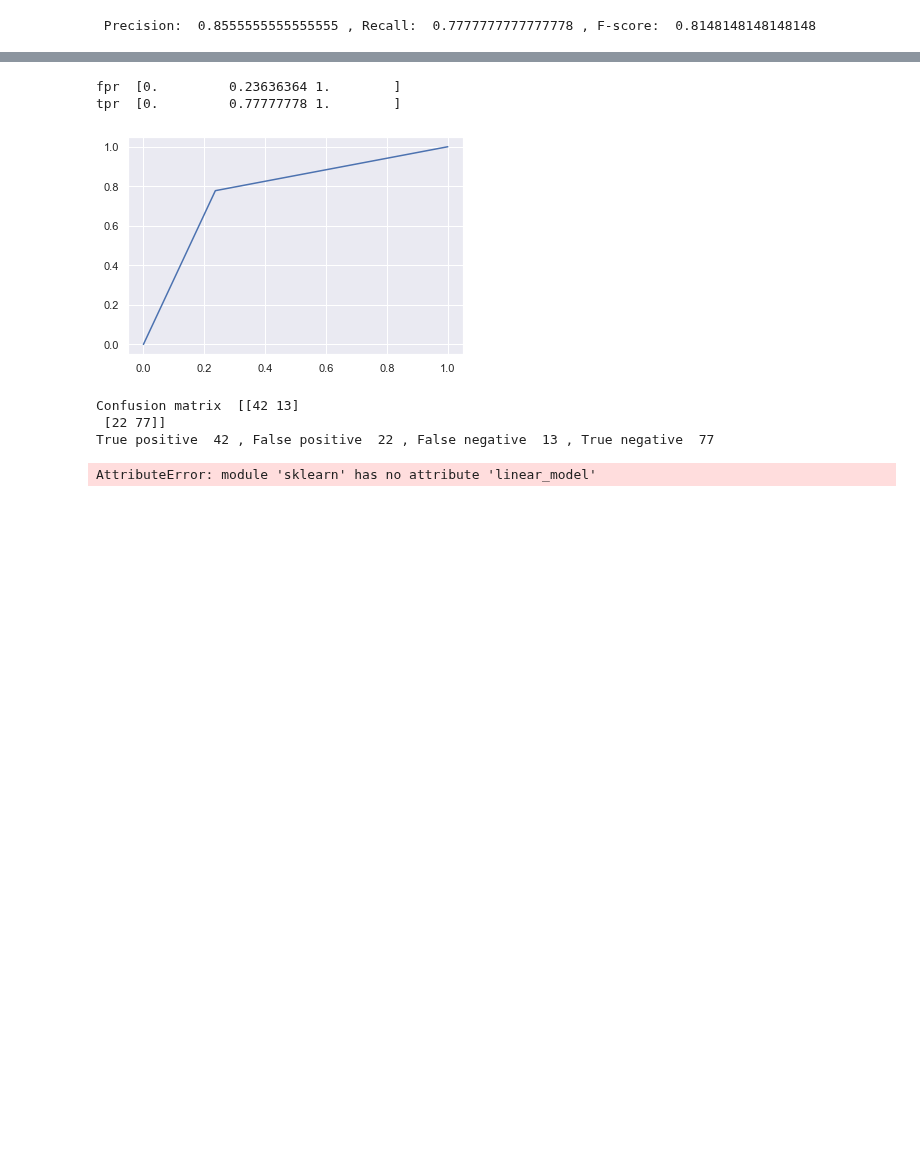
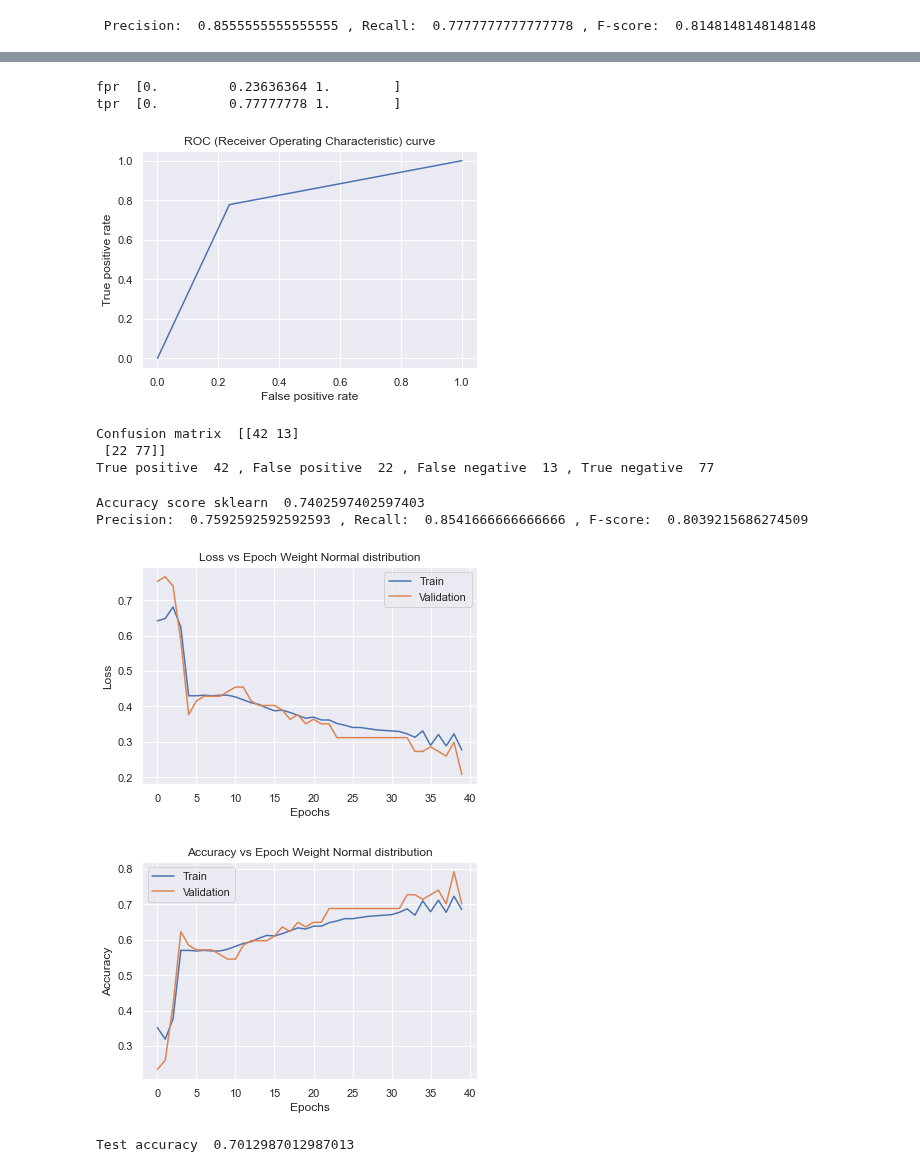
Before and after one commit to poo5zan/deep_learning_fundamentals, a Jupyter notebook: assignment_1/assignment_1.ipynb, the cells around one changed output, grey strips where cells are left out. Cells and saved outputs as stored; diff of their text form; code cells hidden in the pictures; blank space fills up the shorter version.

```diff
--- a/assignment_1/assignment_1.ipynb
+++ b/assignment_1/assignment_1.ipynb
@@ -565,11 +519,14 @@ fpr, tpr, thresholds = roc_curve(y_test, y_test_pred)
 print('fpr ', fpr)
 print('tpr ', tpr)
 plt.plot(fpr, tpr)
+plt.xlabel('False positive rate')
+plt.ylabel('True positive rate')
+plt.title('ROC (Receiver Operating Characteristic) curve')
 plt.show()
 # %% [output]
 fpr  [0.         0.23636364 1.        ]
 tpr  [0.         0.77777778 1.        ]
-[figure, old version]
+[figure, new version]
 # %%
 # confusion matrix
 from sklearn.metrics import confusion_matrix
@@ -590,7 +547,9 @@ Confusion matrix  [[42 13]
 True positive  42 , False positive  22 , False negative  13 , True negative  77
 # %%
 # compare with Perceptron implementation from scikit learn
-import sklearn as sk
+# import sklearn as sk
+
+from sklearn.linear_model import Perceptron
 
 filename = "diabetes_scale.txt"
 X_sk, y_sk = load_svmlight_file(filename)
@@ -601,7 +560,7 @@ X_train_sk, X_test_sk, y_train_sk, y_test_sk = train_test_split(X_sk, y_sk,
             random_state=1,
             shuffle=True)
 
-sklearn_perceptron = sk.linear_model.Perceptron()
+sklearn_perceptron = Perceptron()
 sklearn_perceptron.fit(X_train_sk, y_train_sk)
 
 accuracy_score_sklearn = sklearn_perceptron.score(X_test_sk, y_test_sk)
@@ -614,4 +573,32 @@ precision_sk, recall_sk, fbeta_score_sk, support_sk = precision_recall_fscore_su
     average="binary")
 print('Precision: ', precision_sk, ', Recall: ', recall_sk, ', F-score: ', fbeta_score_sk)
 # %% [output]
-AttributeError: module 'sklearn' has no attribute 'linear_model'
+Accuracy score sklearn  0.7402597402597403
+Precision:  0.7592592592592593 , Recall:  0.8541666666666666 , F-score:  0.8039215686274509
+# %%
+
+# Experiments 1. Weights
+# 1.1 Normal distribution Weight
+np.random.seed(optimal_parameters['random_seed'])
+weights = np.random.normal(size=(8,1))
+perceptron = PerceptronCustom(
+    file_path=default_file_path,
+    weights=weights,
+    loss_function_name=optimal_parameters['loss_function_name'],
+    learning_rate=optimal_parameters['learning_rate'],
+    epoch=optimal_parameters['epoch'],
+    add_bias=optimal_parameters['add_bias'])
+X, y = perceptron.get_features_labels_from_file_data()
+X_train, X_val, X_test, y_train, y_val, y_test = perceptron.split_train_validation_test(
+        X, y, .1)
+train_data = perceptron.train(X_train, y_train, X_val, y_val)
+perceptron.plot_loss_curves('Weight Normal distribution')
+perceptron.plot_accuracy_curves('Weight Normal distribution')
+
+X_test = perceptron.add_bias_in_features(X_test)
+test_accuracy = perceptron.accuracy(X_test, y_test)
+print('Test accuracy ', test_accuracy)
+# %% [output]
+[figure, added]
+[figure, added]
+Test accuracy  0.7012987012987013
```
Also changed, not shown: parts of 14 cells of this notebook, 2 other files.
